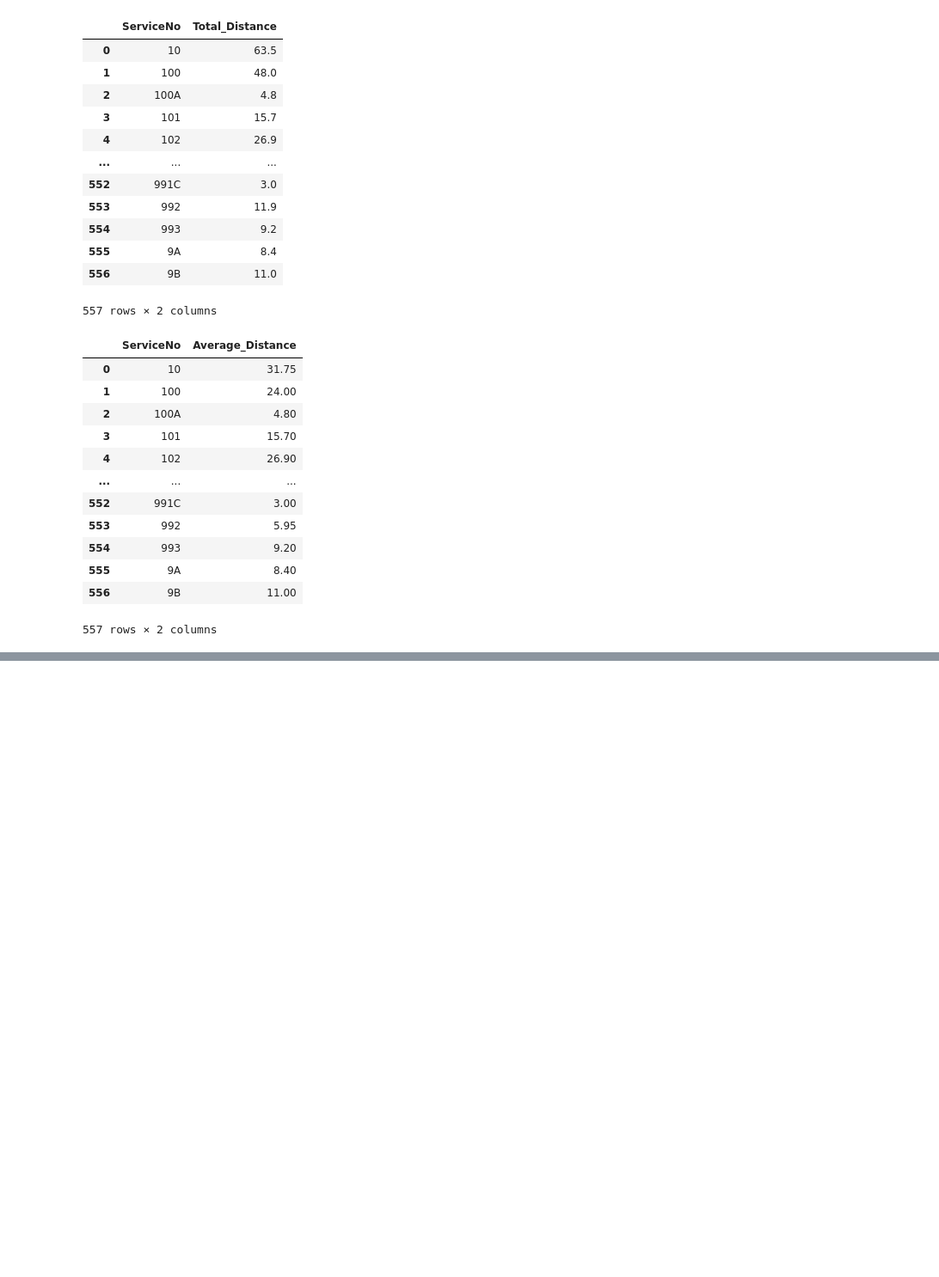
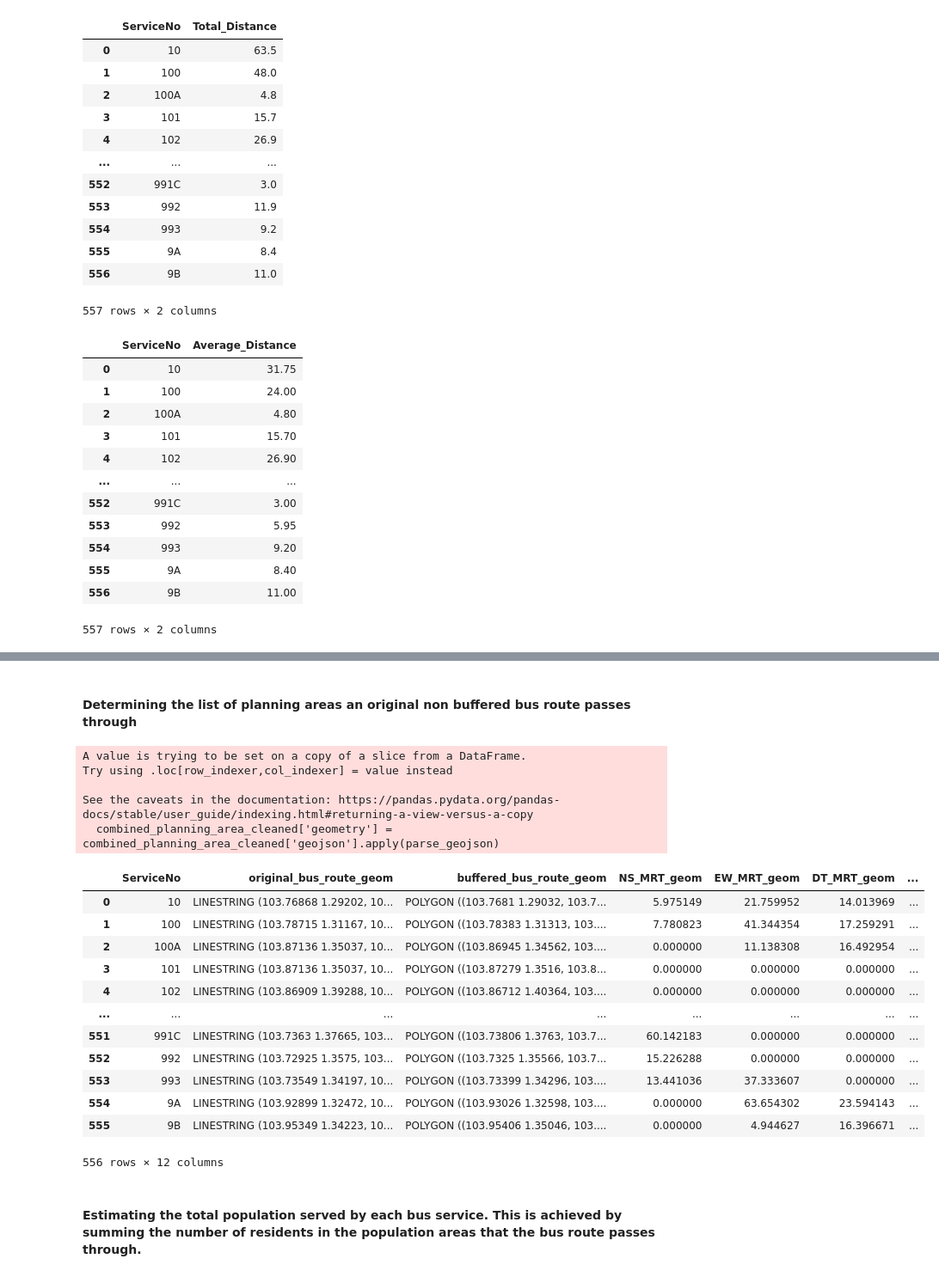
Before and after one commit to DSA4264/project, a Jupyter notebook: data_processing.ipynb, the cells around one changed output, grey strips where cells are left out. Shown: that part at 86% size. Saved outputs shown, nothing was run; the diff lists cells and outputs as text; code cells hidden in the pictures; blank space fills up the shorter version.

```diff
--- a/data_processing.ipynb
+++ b/data_processing.ipynb
@@ -1190,0 +1298,65 @@ bus_routes_avg_distance_df.to_csv("data/bus_routes_avg_distance_df.csv", index=F
+# %% [markdown]
+#### Determining the list of planning areas an original non buffered bus route passes through
+# %%
+# Ensure 'geojson' column does not contain NaN or invalid values in combined_planning_area
+combined_planning_area_cleaned = combined_planning_area.dropna(subset=['geojson'])
+
+# Convert the 'geojson' field to valid geometries using shapely's 'shape' method
+def parse_geojson(geojson_str):
+    try:
+        return shape(json.loads(geojson_str))  # Convert GeoJSON string to geometry
+    except (TypeError, json.JSONDecodeError):
+        return None  # Handle invalid JSON
+
+# Apply parsing to convert geojson to geometries
+combined_planning_area_cleaned['geometry'] = combined_planning_area_cleaned['geojson'].apply(parse_geojson)
+
+# Filter out any rows with invalid geometries (None)
+combined_planning_area_cleaned = combined_planning_area_cleaned.dropna(subset=['geometry'])
+
+# Convert the cleaned DataFrame to a GeoDataFrame for spatial operations
+combined_planning_area_gdf = gpd.GeoDataFrame(combined_planning_area_cleaned, geometry='geometry')
+
+# Ensure the `categorised_bus_mrt_combined_gdf_overlap` dataframe is a GeoDataFrame
+# Assuming 'original_bus_route_geom' already contains valid geometries
+bus_routes_gdf = gpd.GeoDataFrame(categorised_bus_mrt_combined_gdf_overlap, geometry=categorised_bus_mrt_combined_gdf_overlap['original_bus_route_geom'])
+
+# Ensure both GeoDataFrames use the same coordinate reference system (CRS)
+bus_routes_gdf = bus_routes_gdf.set_crs(epsg=4326)  # Assuming WGS 84 (EPSG:4326)
+combined_planning_area_gdf = combined_planning_area_gdf.set_crs(epsg=4326)
+
+# Spatial join: Check which planning areas the bus routes intersect
+joined_gdf = gpd.sjoin(bus_routes_gdf, combined_planning_area_gdf, how='left', predicate='intersects')
+
+# Group the results by each bus route and collect the planning areas it passes through
+grouped_planning_areas = joined_gdf.groupby('ServiceNo')['pln_area_n'].apply(lambda x: list(x.unique())).reset_index()
+
+# Merge this new list of planning areas back into the bus routes GeoDataFrame
+categorised_bus_mrt_combined_gdf_overlap_with_planning_areas = pd.merge(bus_routes_gdf, grouped_planning_areas, on='ServiceNo', how='left')
+
+# Rename the new column for clarity (e.g., 'planning_areas')
+categorised_bus_mrt_combined_gdf_overlap_with_planning_areas.rename(columns={'pln_area_n': 'planning_areas'}, inplace=True)
+
+# Display the result
+categorised_bus_mrt_combined_gdf_overlap_with_planning_areas
+# %% [output]
+A value is trying to be set on a copy of a slice from a DataFrame.
+Try using .loc[row_indexer,col_indexer] = value instead
+
+See the caveats in the documentation: https://pandas.pydata.org/pandas-docs/stable/user_guide/indexing.html#returning-a-view-versus-a-copy
+  combined_planning_area_cleaned['geometry'] = combined_planning_area_cleaned['geojson'].apply(parse_geojson)
+|  | ServiceNo | original_bus_route_geom | buffered_bus_route_geom | NS_MRT_geom | EW_MRT_geom | DT_MRT_geom | ... |
+| 0 | 10 | LINESTRING (103.76868 1.29202, 10... | POLYGON ((103.7681 1.29032, 103.7... | 5.975149 | 21.759952 | 14.013969 | ... |
+| 1 | 100 | LINESTRING (103.78715 1.31167, 10... | POLYGON ((103.78383 1.31313, 103.... | 7.780823 | 41.344354 | 17.259291 | ... |
+| 2 | 100A | LINESTRING (103.87136 1.35037, 10... | POLYGON ((103.86945 1.34562, 103.... | 0.000000 | 11.138308 | 16.492954 | ... |
+| 3 | 101 | LINESTRING (103.87136 1.35037, 10... | POLYGON ((103.87279 1.3516, 103.8... | 0.000000 | 0.000000 | 0.000000 | ... |
+| 4 | 102 | LINESTRING (103.86909 1.39288, 10... | POLYGON ((103.86712 1.40364, 103.... | 0.000000 | 0.000000 | 0.000000 | ... |
+| ... | ... | ... | ... | ... | ... | ... | ... |
+| 551 | 991C | LINESTRING (103.7363 1.37665, 103... | POLYGON ((103.73806 1.3763, 103.7... | 60.142183 | 0.000000 | 0.000000 | ... |
+| 552 | 992 | LINESTRING (103.72925 1.3575, 103... | POLYGON ((103.7325 1.35566, 103.7... | 15.226288 | 0.000000 | 0.000000 | ... |
+| 553 | 993 | LINESTRING (103.73549 1.34197, 10... | POLYGON ((103.73399 1.34296, 103.... | 13.441036 | 37.333607 | 0.000000 | ... |
+| 554 | 9A | LINESTRING (103.92899 1.32472, 10... | POLYGON ((103.93026 1.32598, 103.... | 0.000000 | 63.654302 | 23.594143 | ... |
+| 555 | 9B | LINESTRING (103.95349 1.34223, 10... | POLYGON ((103.95406 1.35046, 103.... | 0.000000 | 4.944627 | 16.396671 | ... |
+556 rows × 12 columns
+# %% [markdown]
+#### Estimating the total population served by each bus service. This is achieved by summing the number of residents in the population areas that the bus route passes through.
```
Also changed, not shown: parts of 11 cells of this notebook, 1 other file.
